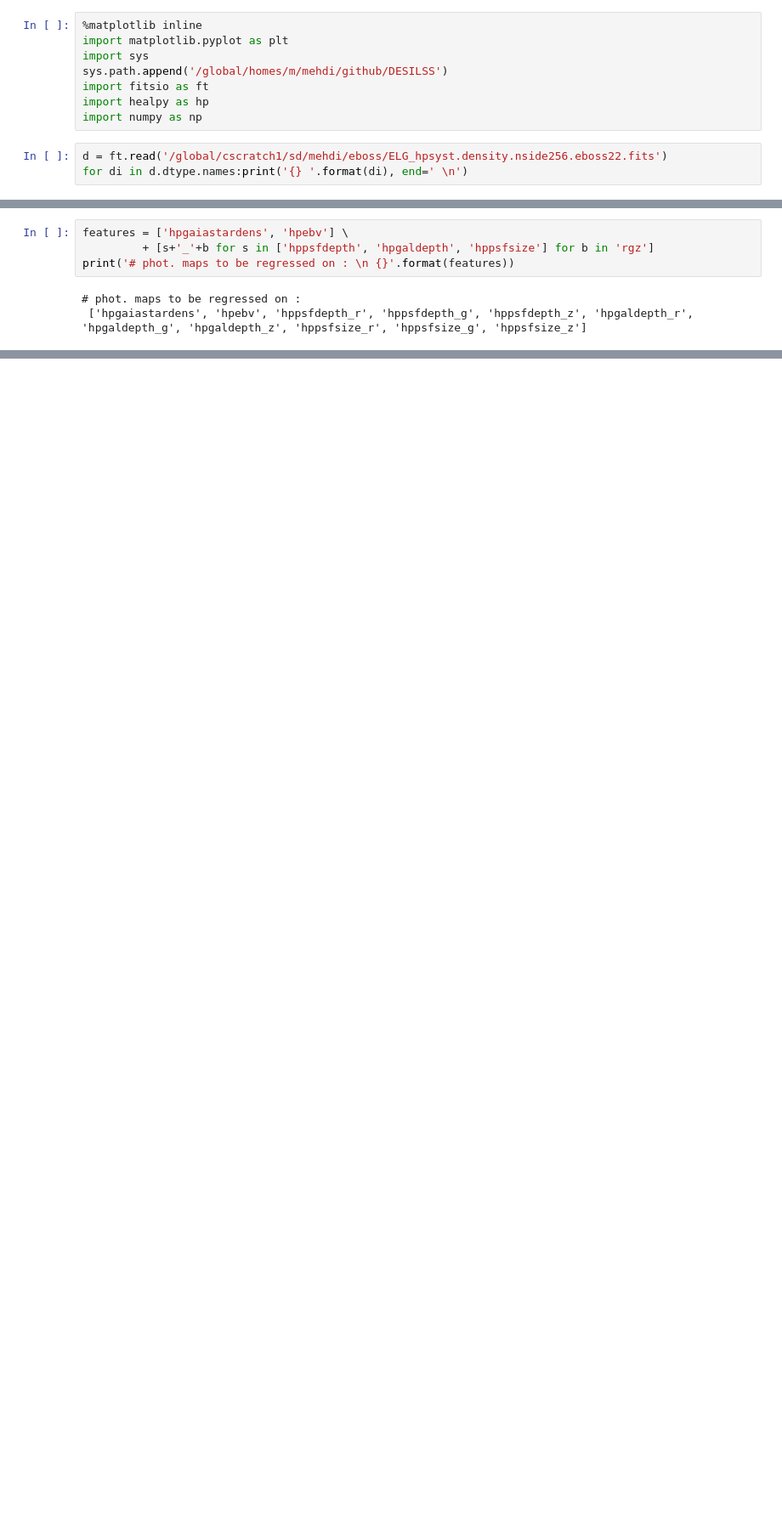
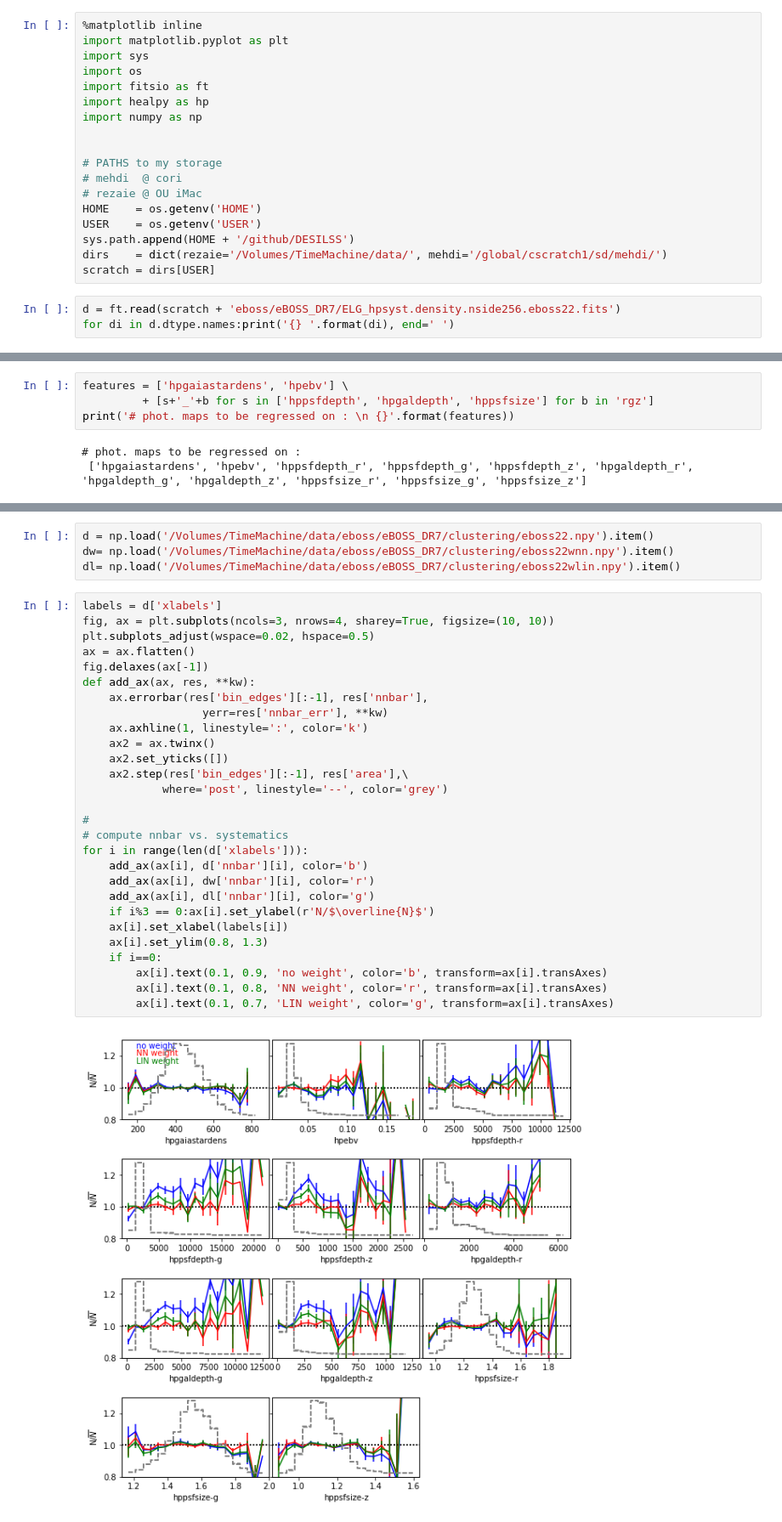
Before and after one commit to mehdirezaie/eboss, a Jupyter notebook: eBOSS-DR7.ipynb, the cells around one changed output, grey strips where cells are left out. Shown at 85% size. Drawn from its saved outputs; the diff is of its cells as text; blank space fills up the shorter version.

Commit message:
compute nnbar & xi for mocks

```diff
--- a/eBOSS-DR7.ipynb
+++ b/eBOSS-DR7.ipynb
@@ -2,11 +2,21 @@
 %matplotlib inline
 import matplotlib.pyplot as plt
 import sys
-sys.path.append('/global/homes/m/mehdi/github/DESILSS')
+import os
 import fitsio as ft
 import healpy as hp
 import numpy as np
+
+
+# PATHS to my storage
+# mehdi  @ cori
+# rezaie @ OU iMac
+HOME    = os.getenv('HOME')
+USER    = os.getenv('USER')
+sys.path.append(HOME + '/github/DESILSS')
+dirs    = dict(rezaie='/Volumes/TimeMachine/data/', mehdi='/global/cscratch1/sd/mehdi/')
+scratch = dirs[USER]
 # %%
-d = ft.read('/global/cscratch1/sd/mehdi/eboss/ELG_hpsyst.density.nside256.eboss22.fits')
-for di in d.dtype.names:print('{} '.format(di), end=' \n')
+d = ft.read(scratch + 'eboss/eBOSS_DR7/ELG_hpsyst.density.nside256.eboss22.fits')
+for di in d.dtype.names:print('{} '.format(di), end=' ')
 # %% [output]
@@ -116,0 +129,34 @@ np.median(d['hppsfsize_g'][mask & (~masknan)]), np.mean(d['hppsfsize_g'][mask &
+# %%
+d = np.load('/Volumes/TimeMachine/data/eboss/eBOSS_DR7/clustering/eboss22.npy').item()
+dw= np.load('/Volumes/TimeMachine/data/eboss/eBOSS_DR7/clustering/eboss22wnn.npy').item()
+dl= np.load('/Volumes/TimeMachine/data/eboss/eBOSS_DR7/clustering/eboss22wlin.npy').item()
+# %%
+labels = d['xlabels']
+fig, ax = plt.subplots(ncols=3, nrows=4, sharey=True, figsize=(10, 10))
+plt.subplots_adjust(wspace=0.02, hspace=0.5)
+ax = ax.flatten()
+fig.delaxes(ax[-1])
+def add_ax(ax, res, **kw):
+    ax.errorbar(res['bin_edges'][:-1], res['nnbar'],
+                  yerr=res['nnbar_err'], **kw)
+    ax.axhline(1, linestyle=':', color='k')
+    ax2 = ax.twinx()
+    ax2.set_yticks([])
+    ax2.step(res['bin_edges'][:-1], res['area'],\
+            where='post', linestyle='--', color='grey')
+
+#
+# compute nnbar vs. systematics
+for i in range(len(d['xlabels'])):
+    add_ax(ax[i], d['nnbar'][i], color='b')
+    add_ax(ax[i], dw['nnbar'][i], color='r')
+    add_ax(ax[i], dl['nnbar'][i], color='g')
+    if i%3 == 0:ax[i].set_ylabel(r'N/$\overline{N}$')
+    ax[i].set_xlabel(labels[i])
+    ax[i].set_ylim(0.8, 1.3)
+    if i==0:
+        ax[i].text(0.1, 0.9, 'no weight', color='b', transform=ax[i].transAxes)
+        ax[i].text(0.1, 0.8, 'NN weight', color='r', transform=ax[i].transAxes)
+        ax[i].text(0.1, 0.7, 'LIN weight', color='g', transform=ax[i].transAxes)
+# %% [output]
+[figure, added]
```
Also changed, not shown: parts of 16 cells of this notebook, 3 other files.
